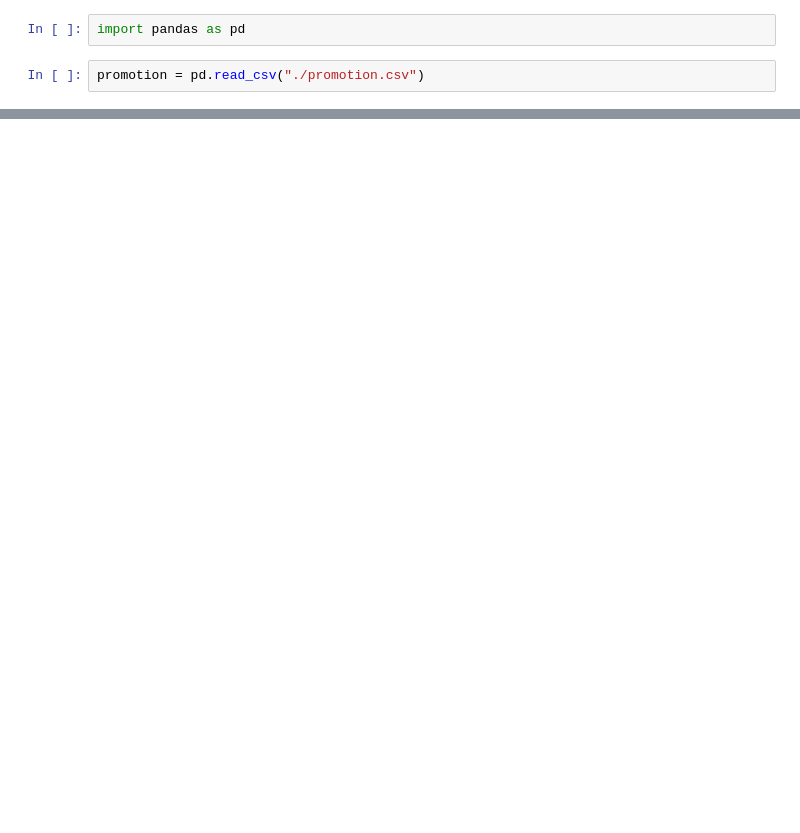
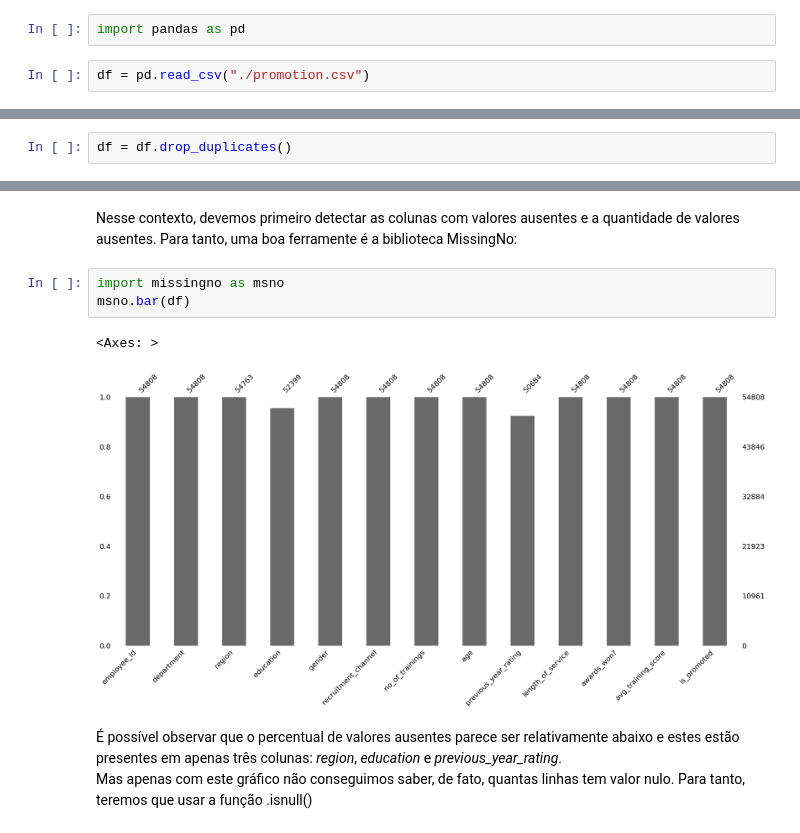
Before and after one commit to turing-usp/curso-intro-ds, a Jupyter notebook: aula02/Aula_2_Curso_Intro_a_DS_Cosmos_.ipynb, the cells around one changed output, grey strips where cells are left out. Drawn from its saved outputs; the diff is of its cells as text; blank space fills up the shorter version.

```diff
--- a/aula02/Aula_2_Curso_Intro_a_DS_Cosmos_.ipynb
+++ b/aula02/Aula_2_Curso_Intro_a_DS_Cosmos_.ipynb
@@ -23,4 +1,4 @@ Ele foi obtido no [Kaggle](https://www.kaggle.com/datasets/arashnic/hr-ana?selec
 # %%
 import pandas as pd
 # %%
-promotion = pd.read_csv("./promotion.csv")
+df = pd.read_csv("./promotion.csv")
@@ -65,0 +123,2 @@ promotion.describe().T
+# %%
+df = df.drop_duplicates()
@@ -65,0 +134,12 @@ promotion.describe().T
+# %% [markdown]
+Nesse contexto, devemos primeiro detectar as colunas com valores ausentes e a quantidade de valores ausentes. Para tanto, uma boa ferramente é a biblioteca MissingNo:
+# %%
+import missingno as msno
+msno.bar(df)
+# %% [output]
+<Axes: >
+[figure, added]
+# %% [markdown]
+É possível observar que o percentual de valores ausentes parece ser relativamente abaixo e estes estão presentes em apenas três colunas: *region*, *education* e *previous_year_rating*.
+<br>
+Mas apenas com este gráfico não conseguimos saber, de fato, quantas linhas tem valor nulo. Para tanto, teremos que usar a função .isnull()
```
Also changed, not shown: parts of 72 cells of this notebook.
